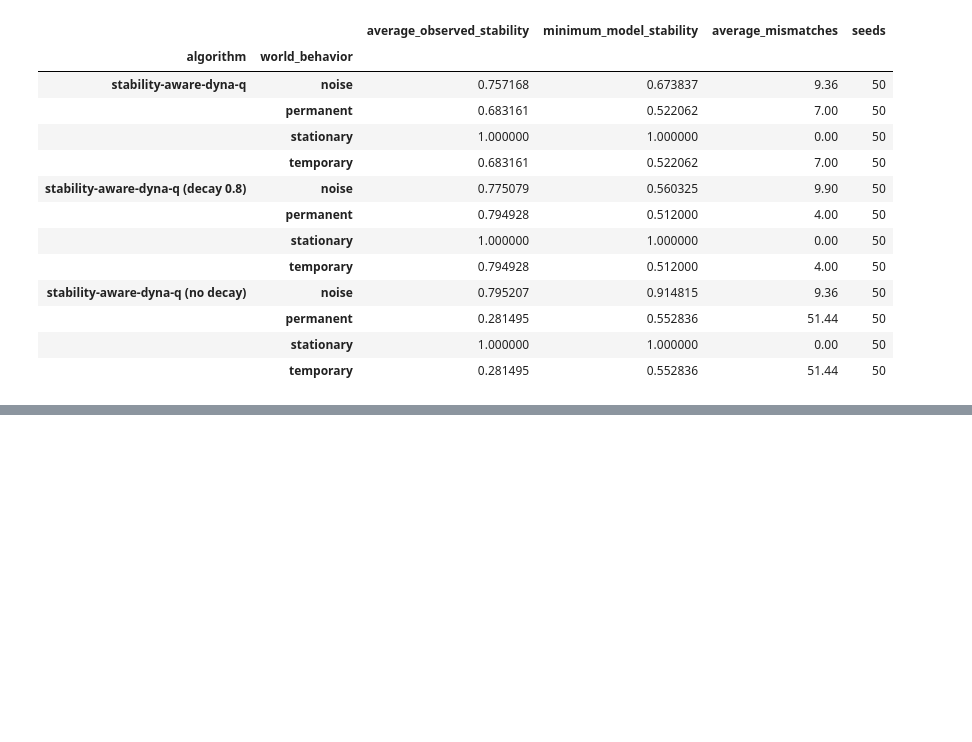
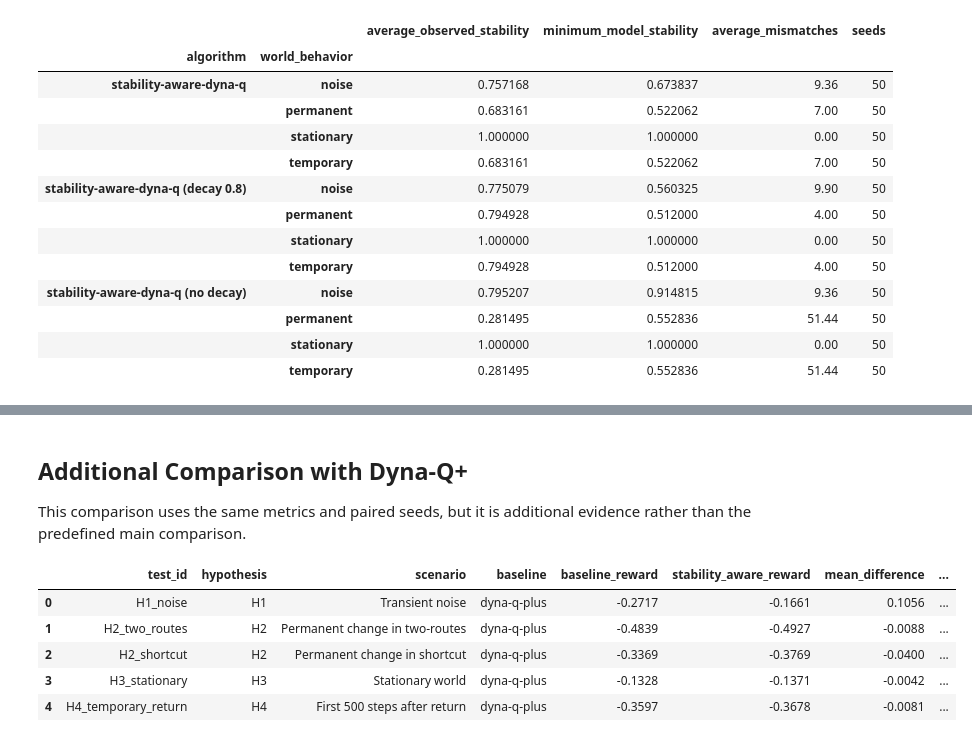
Before and after one commit to MerlinRoechert/structural-change-dyna-q, a Jupyter notebook: analysis/notebook/experiment_analysis.ipynb, the cells around one changed output, grey strips where cells are left out. Saved outputs shown, nothing was run; the diff lists cells and outputs as text; code cells hidden in the pictures; blank space fills up the shorter version.

```diff
--- a/analysis/notebook/experiment_analysis.ipynb
+++ b/analysis/notebook/experiment_analysis.ipynb
@@ -882,0 +1149,26 @@ display(
+# %% [markdown]
+<h2>Additional Comparison with Dyna-Q+</h2>
+This comparison uses the same metrics and paired seeds, but it is additional evidence rather than the predefined main comparison.
+# %%
+secondary_results, secondary_differences = evaluate_hypotheses(
+    "dyna-q-plus", seed_offset=100
+)
+display(
+    secondary_results.round(
+        {
+            "baseline_reward": 4,
+            "stability_aware_reward": 4,
+            "mean_difference": 4,
+            "ci_low": 4,
+            "ci_high": 4,
+            "decision_limit": 2,
+        }
+    )
+)
+# %% [output]
+|  | test_id | hypothesis | scenario | baseline | baseline_reward | stability_aware_reward | mean_difference | ... |
+| 0 | H1_noise | H1 | Transient noise | dyna-q-plus | -0.2717 | -0.1661 | 0.1056 | ... |
+| 1 | H2_two_routes | H2 | Permanent change in two-routes | dyna-q-plus | -0.4839 | -0.4927 | -0.0088 | ... |
+| 2 | H2_shortcut | H2 | Permanent change in shortcut | dyna-q-plus | -0.3369 | -0.3769 | -0.0400 | ... |
+| 3 | H3_stationary | H3 | Stationary world | dyna-q-plus | -0.1328 | -0.1371 | -0.0042 | ... |
+| 4 | H4_temporary_return | H4 | First 500 steps after return | dyna-q-plus | -0.3597 | -0.3678 | -0.0081 | ... |
```
Also changed, not shown: parts of 9 cells of this notebook.
